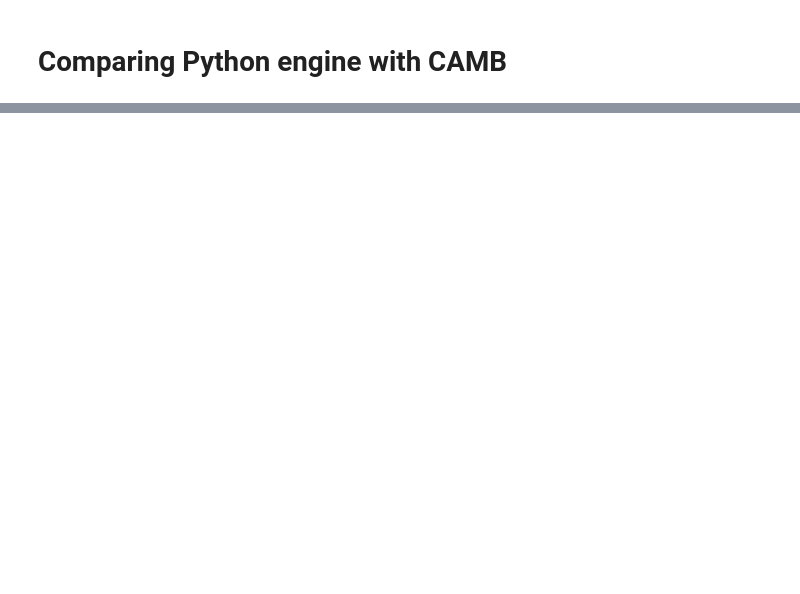
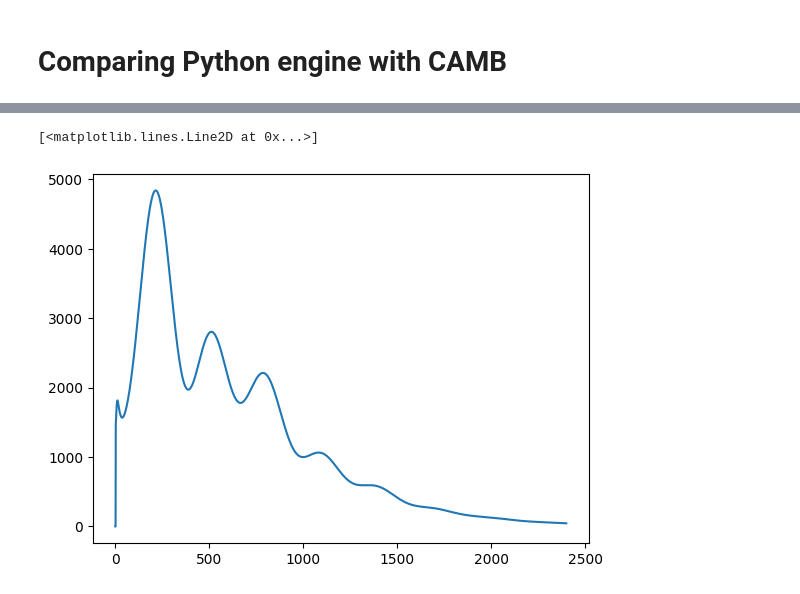
Before and after one commit to joaoreboucas1/cs2-project, a Jupyter notebook: mu_solutions_study/compare_camb.ipynb, the cells around one changed output, grey strips where cells are left out. Cells and saved outputs as stored; diff of their text form; code cells hidden in the pictures; blank space fills up the shorter version.

```diff
--- a/mu_solutions_study/compare_camb.ipynb
+++ b/mu_solutions_study/compare_camb.ipynb
@@ -54,0 +86,6 @@ compare(alphaKtype.CUGAL, cosmo)
+# %%
+loga, mu, ell, cl_tt = get_cmb(alphaKtype.QUINT, **cosmo_quint)
+plt.plot(ell, cl_tt)
+# %% [output]
+[<matplotlib.lines.Line2D at 0x...>]
+[figure, added]
```
Also changed, not shown: parts of 2 cells of this notebook, 13 other files.
